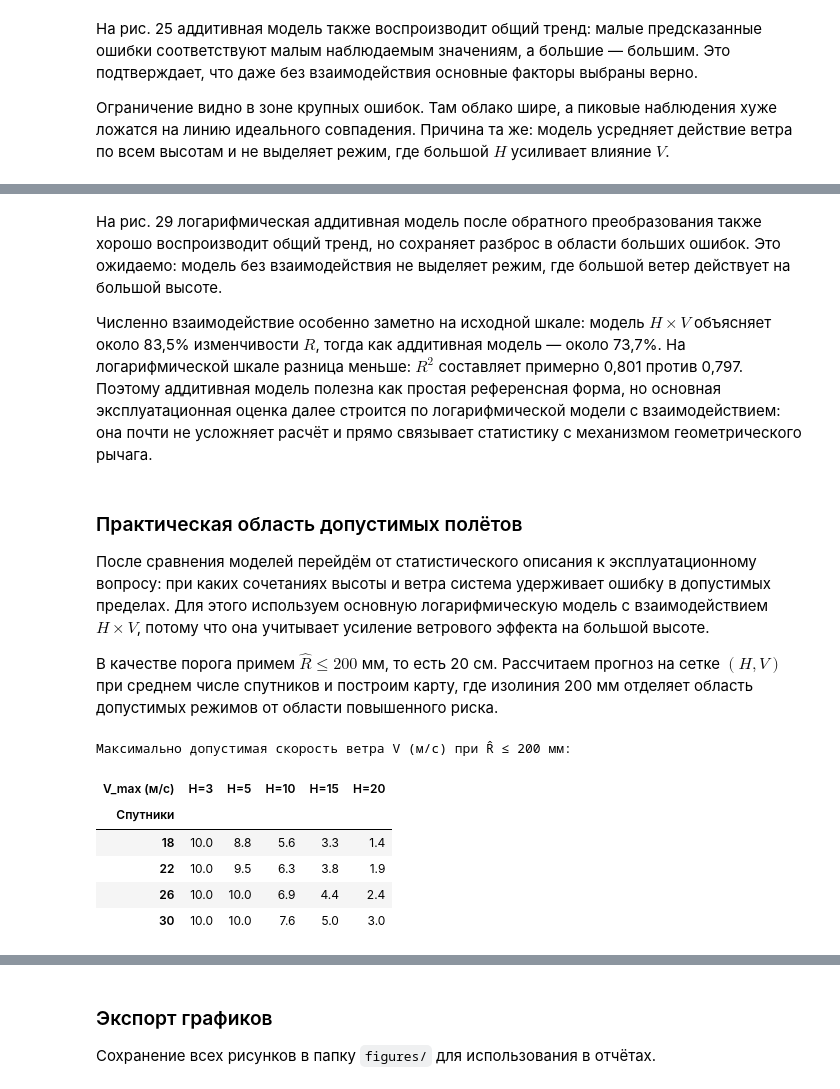
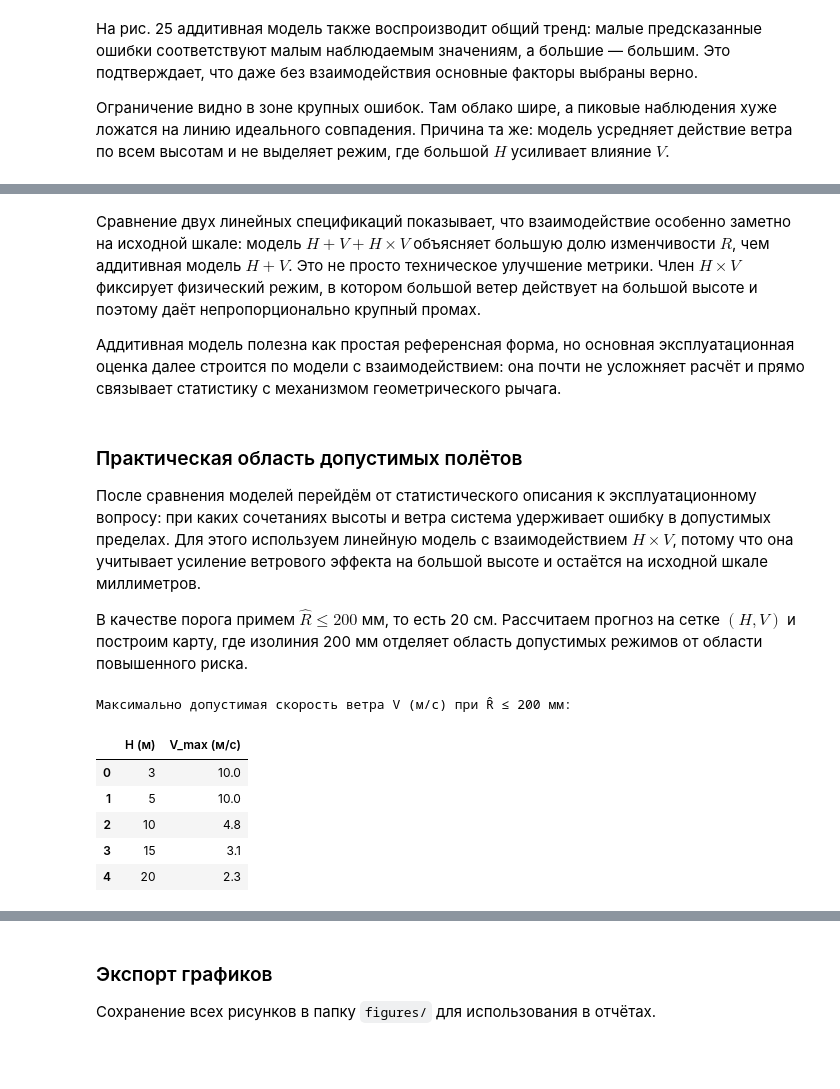
Before and after one commit to Rrisinglight/kandid, a Jupyter notebook: analysis.ipynb, the cells around one changed output, grey strips where cells are left out. Cells and saved outputs as stored; diff of their text form; code cells hidden in the pictures; blank space fills up the shorter version.

```diff
--- a/analysis.ipynb
+++ b/analysis.ipynb
@@ -937,12 +921,12 @@ fig.add_trace(go.Scatter(
 ))
 fig.add_hline(y=0, line_dash="dash", line_color="red")
 fig.update_layout(
-    title="Рис. 19. Остатки модели и предсказанные значения",
+    title="Рис. 18. Остатки модели и предсказанные значения",
     xaxis_title="Предсказанное R (мм)",
     yaxis_title="Остаток (мм)",
     height=500, width=750,
 )
-ALL_FIGS.append(("fig_19_resid_vs_fitted", fig))
+ALL_FIGS.append(("fig_18_resid_vs_fitted", fig))
 fig.show()
 # %% [markdown]
 Рис. 19 показывает остатки $e_i = R_i - \hat R_i$ в зависимости от предсказанного значения. Если бы дисперсия ошибки была постоянной, точки образовывали бы примерно одинаковую вертикальную полосу вокруг нуля на всём диапазоне $\hat R$.
@@ -975,12 +959,12 @@ fig.add_trace(go.Scatter(
     line=dict(color="red", width=2.5), name="Тренд",
 ))
 fig.update_layout(
-    title="Рис. 20. Однородность разброса остатков",
+    title="Рис. 19. Однородность разброса остатков",
     xaxis_title="Предсказанное R (мм)",
     yaxis_title="√|стандартизованный остаток|",
     height=480, width=750,
 )
-ALL_FIGS.append(("fig_20_scale_location", fig))
+ALL_FIGS.append(("fig_19_scale_location", fig))
 fig.show()
 # %% [markdown]
 На рис. 20 по вертикали отложена величина $\sqrt{|e_i^*|}$, где $e_i^* = e_i / \hat\sigma$ — стандартизованный остаток. Если разброс остатков постоянен, красная линия тренда должна быть примерно горизонтальной.
@@ -1226,11 +1090,11 @@ fig.add_trace(go.Scatter(
 ))
 fig.add_hline(y=0, line_dash="dash", line_color="red")
 fig.update_layout(
-    title="Рис. 26. Остатки модели H+V и предсказанные значения",
+    title="Рис. 22. Остатки модели H+V и предсказанные значения",
     xaxis_title="Предсказанное R (мм)",
     yaxis_title="Остаток (мм)",
     height=500, width=750,
 )
-ALL_FIGS.append(("fig_26_resid_vs_fitted_HplusV", fig))
+ALL_FIGS.append(("fig_22_resid_vs_fitted_HplusV", fig))
 fig.show()
 # %% [markdown]
@@ -1261,11 +1125,11 @@ fig.add_trace(go.Scatter(
     line=dict(color="red", width=2.5), name="Тренд",
 ))
 fig.update_layout(
-    title="Рис. 27. Однородность разброса остатков (модель H+V)",
+    title="Рис. 23. Однородность разброса остатков (модель H+V)",
     xaxis_title="Предсказанное R (мм)",
     yaxis_title="√|стандартизованный остаток|",
     height=480, width=750,
 )
-ALL_FIGS.append(("fig_27_scale_location_HplusV", fig))
+ALL_FIGS.append(("fig_23_scale_location_HplusV", fig))
 fig.show()
 # %% [markdown]
@@ -1376,16 +1139,14 @@ fig.show()
 # %% [markdown]
-На рис. 29 логарифмическая аддитивная модель после обратного преобразования также хорошо воспроизводит общий тренд, но сохраняет разброс в области больших ошибок. Это ожидаемо: модель без взаимодействия не выделяет режим, где большой ветер действует на большой высоте.
+Сравнение двух линейных спецификаций показывает, что взаимодействие особенно заметно на исходной шкале: модель $H+V+H\times V$ объясняет большую долю изменчивости $R$, чем аддитивная модель $H+V$. Это не просто техническое улучшение метрики. Член $H\times V$ фиксирует физический режим, в котором большой ветер действует на большой высоте и поэтому даёт непропорционально крупный промах.
 
-Численно взаимодействие особенно заметно на исходной шкале: модель $H \times V$ объясняет около 83,5% изменчивости $R$, тогда как аддитивная модель — около 73,7%. На логарифмической шкале разница меньше: $R^2$ составляет примерно 0,801 против 0,797. Поэтому аддитивная модель полезна как простая референсная форма, но основная эксплуатационная оценка далее строится по логарифмической модели с взаимодействием: она почти не усложняет расчёт и прямо связывает статистику с механизмом геометрического рычага.
+Аддитивная модель полезна как простая референсная форма, но основная эксплуатационная оценка далее строится по модели с взаимодействием: она почти не усложняет расчёт и прямо связывает статистику с механизмом геометрического рычага.
 # %% [markdown]
 ### Практическая область допустимых полётов
 
-После сравнения моделей перейдём от статистического описания к эксплуатационному вопросу: при каких сочетаниях высоты и ветра система удерживает ошибку в допустимых пределах. Для этого используем основную логарифмическую модель с взаимодействием $H \times V$, потому что она учитывает усиление ветрового эффекта на большой высоте.
+После сравнения моделей перейдём от статистического описания к эксплуатационному вопросу: при каких сочетаниях высоты и ветра система удерживает ошибку в допустимых пределах. Для этого используем линейную модель с взаимодействием $H \times V$, потому что она учитывает усиление ветрового эффекта на большой высоте и остаётся на исходной шкале миллиметров.
 
-В качестве порога примем $\hat R \leq 200$ мм, то есть 20 см. Рассчитаем прогноз на сетке $(H, V)$ при среднем числе спутников и построим карту, где изолиния 200 мм отделяет область допустимых режимов от области повышенного риска.
+В качестве порога примем $\hat R \leq 200$ мм, то есть 20 см. Рассчитаем прогноз на сетке $(H, V)$ и построим карту, где изолиния 200 мм отделяет область допустимых режимов от области повышенного риска.
 # %%
-sat_mean = df["sat"].mean()
-
 H_grid = np.linspace(3, 20, 200)
 V_grid = np.linspace(0.5, 8, 200)
 HH, VV = np.meshgrid(H_grid, V_grid)
@@ -1393,10 +1154,8 @@ HH, VV = np.meshgrid(H_grid, V_grid)
 grid_df = pd.DataFrame({
     "H": HH.ravel(),
     "V": VV.ravel(),
-    "sat": sat_mean,
 })
-grid_df["logR"] = 0.0
-grid_df["R_pred"] = np.exp(log_model.predict(grid_df))
+grid_df["R_pred"] = reg_model.predict(grid_df)
 R_matrix = grid_df["R_pred"].values.reshape(HH.shape)
 
 fig = go.Figure()
@@ -1415,60 +1174,50 @@ fig.add_trace(go.Contour(
         coloring="none",
         showlabels=True,
         labelfont=dict(size=13, color="black"),
     ),
     line=dict(color="black", width=3, dash="dash"),
     showscale=False,
     name="R̂ = 200 мм",
     hoverinfo="skip",
 ))
 
 fig.update_layout(
-    title=f"Рис. 23. Предсказанная R̂ (мм) при sat = {sat_mean:.0f} спутников",
+    title="Рис. 24. Предсказанная R̂ (мм) по модели H+V+H×V",
     xaxis_title="H (м)",
     yaxis_title="V (м/с)",
     height=550, width=700,
 )
-ALL_FIGS.append(("fig_23_operational_envelope", fig))
+ALL_FIGS.append(("fig_24_operational_envelope", fig))
 fig.show()
 
 # --- Таблица максимально допустимых скоростей ветра ---
 
-sat_levels = [18, 22, 26, 30]
 h_levels = [3, 5, 10, 15, 20]
 V_fine = np.linspace(0.5, 10, 2000)
 
 rows_table = []
-for sat_val in sat_levels:
-    row = {"sat": int(sat_val)}
-    for h_val in h_levels:
-        test_df = pd.DataFrame({
-            "H": float(h_val),
-            "V": V_fine,
-            "sat": float(sat_val),
-        })
-        test_df["logR"] = 0.0
-        preds = np.exp(log_model.predict(test_df))
-        mask = preds <= 200
-        if mask.any():
-            v_max = V_fine[mask][-1]
-            row[f"H={h_val}"] = f"{v_max:.1f}"
-        else:
-            row[f"H={h_val}"] = "< 0.5"
-    rows_table.append(row)
+for h_val in h_levels:
+    test_df = pd.DataFrame({
+        "H": float(h_val),
+        "V": V_fine,
+    })
+    preds = reg_model.predict(test_df)
+    mask = preds <= 200
+    rows_table.append({
+        "H (м)": int(h_val),
+        "V_max (м/с)": f"{V_fine[mask][-1]:.1f}" if mask.any() else "< 0.5",
+    })
 
 envelope_df = pd.DataFrame(rows_table)
-envelope_df = envelope_df.set_index("sat")
-envelope_df.index.name = "Спутники"
-envelope_df.columns.name = "V_max (м/с)"
 print("Максимально допустимая скорость ветра V (м/с) при R̂ ≤ 200 мм:")
 print()
 display(envelope_df)
 # %% [output]
 Максимально допустимая скорость ветра V (м/с) при R̂ ≤ 200 мм:
-| V_max (м/с) | H=3 | H=5 | H=10 | H=15 | H=20 |
-| Спутники |  |  |  |  |  |
-| 18 | 10.0 | 8.8 | 5.6 | 3.3 | 1.4 |
-| 22 | 10.0 | 9.5 | 6.3 | 3.8 | 1.9 |
-| 26 | 10.0 | 10.0 | 6.9 | 4.4 | 2.4 |
-| 30 | 10.0 | 10.0 | 7.6 | 5.0 | 3.0 |
+|  | H (м) | V_max (м/с) |
+| 0 | 3 | 10.0 |
+| 1 | 5 | 10.0 |
+| 2 | 10 | 4.8 |
+| 3 | 15 | 3.1 |
+| 4 | 20 | 2.3 |
 # %% [markdown]
```
Also changed, not shown: parts of 60 cells of this notebook, 31 other files.
